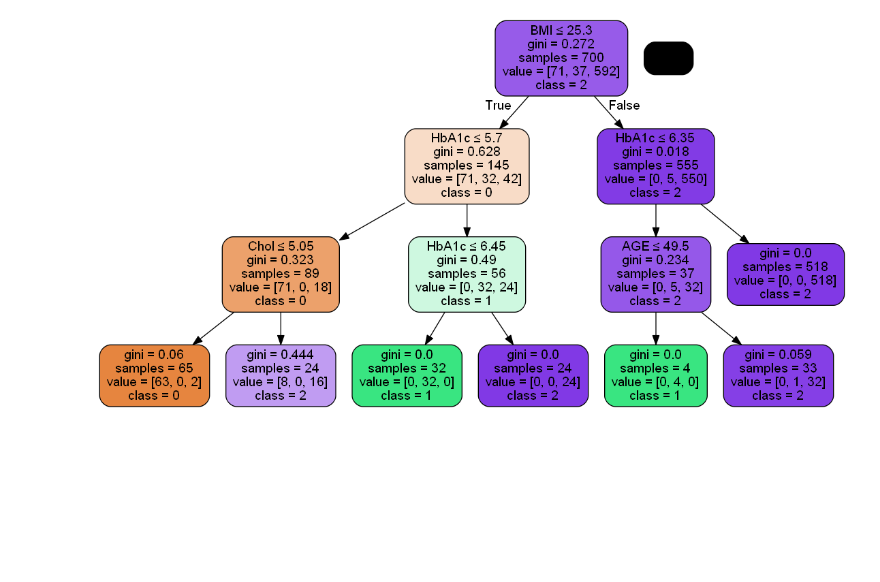
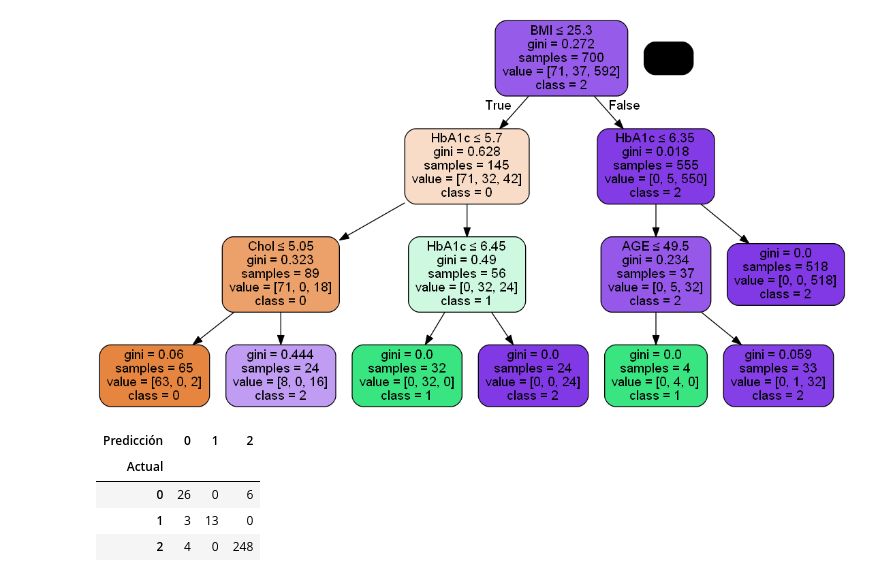
Before and after one commit to aczambrano3/Lab1-Arbol-de-Decision_Diabetes, a Jupyter notebook: [NRC_6292]_AndersonZambrano_Lab1Unidad2.ipynb, the cells around one changed output. Saved outputs shown, nothing was run; the diff lists cells and outputs as text; code cells hidden in the pictures; blank space fills up the shorter version.

```diff
--- a/[NRC_6292]_AndersonZambrano_Lab1Unidad2.ipynb
+++ b/[NRC_6292]_AndersonZambrano_Lab1Unidad2.ipynb
@@ -150,3 +150,12 @@ graph.write_png('diabetesPodado.png')
 Image(graph.create_png())
 # %% [output]
 [figure]
+# %%
+matriz_Confusion = pd.crosstab(y_test, y_pred, rownames=['Actual'], colnames=['Predicción'])
+matriz_Confusion
+# %% [output]
+| Predicción | 0 | 1 | 2 |
+| Actual |  |  |  |
+| 0 | 26 | 0 | 6 |
+| 1 | 3 | 13 | 0 |
+| 2 | 4 | 0 | 248 |
```
Also changed, not shown: parts of 1 cell of this notebook.
